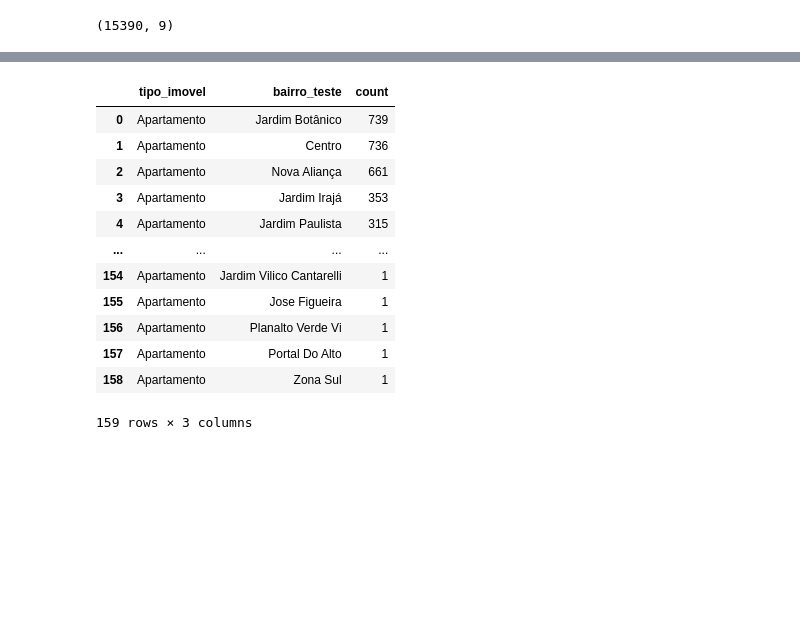
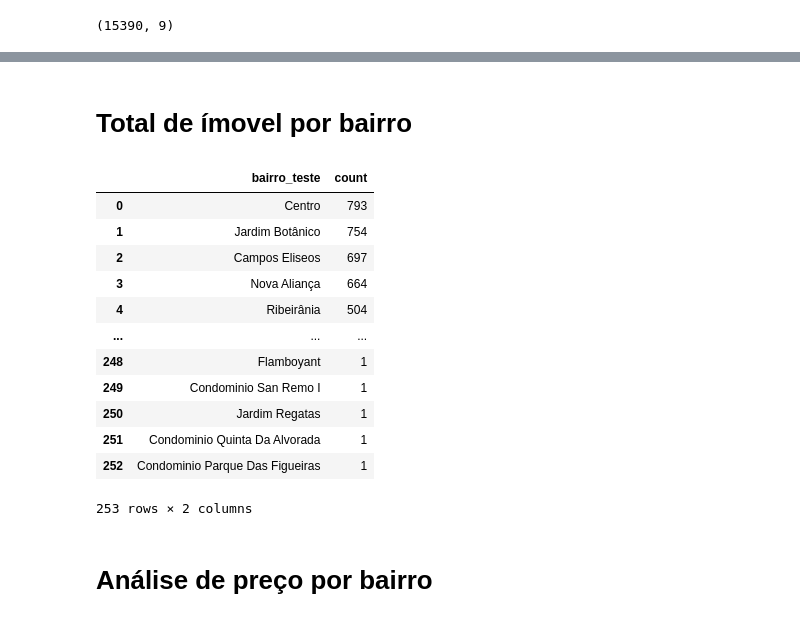
Before and after one commit to rodrigorocha1/extracao_viva_real_selenium, a Jupyter notebook: notebooks_exemplo/analise_exploratoria.ipynb, the cells around one changed output, grey strips where cells are left out. Saved outputs shown, nothing was run; the diff lists cells and outputs as text; code cells hidden in the pictures; blank space fills up the shorter version.

```diff
--- a/notebooks_exemplo/analise_exploratoria.ipynb
+++ b/notebooks_exemplo/analise_exploratoria.ipynb
@@ -56,0 +58,20 @@ tipo_imovel = 'Apartamento'
+# %% [markdown]
+# Total de ímovel por bairro
+# %%
+base_original['bairro_teste'].value_counts().reset_index()
+# %% [output]
+|  | bairro_teste | count |
+| 0 | Centro | 793 |
+| 1 | Jardim Botânico | 754 |
+| 2 | Campos Eliseos | 697 |
+| 3 | Nova Aliança | 664 |
+| 4 | Ribeirânia | 504 |
+| ... | ... | ... |
+| 248 | Flamboyant | 1 |
+| 249 | Condominio San Remo I | 1 |
+| 250 | Jardim Regatas | 1 |
+| 251 | Condominio Quinta Da Alvorada | 1 |
+| 252 | Condominio Parque Das Figueiras | 1 |
+253 rows × 2 columns
+# %% [markdown]
+# Análise de preço por bairro
@@ -57,17 +80,2 @@ tipo_imovel = 'Apartamento'
 # %%
-total_imovel = base_original[['tipo_imovel', 'bairro_teste']].query(f'tipo_imovel == "{tipo_imovel}"').value_counts().reset_index()
-total_imovel
+base_bairro = base_original.query(f'bairro_teste == "{bairro}" and tipo_imovel == "{tipo_imovel}" ')
-# %% [output]
-|  | tipo_imovel | bairro_teste | count |
-| 0 | Apartamento | Jardim Botânico | 739 |
-| 1 | Apartamento | Centro | 736 |
-| 2 | Apartamento | Nova Aliança | 661 |
-| 3 | Apartamento | Jardim Irajá | 353 |
-| 4 | Apartamento | Jardim Paulista | 315 |
-| ... | ... | ... | ... |
-| 154 | Apartamento | Jardim Vilico Cantarelli | 1 |
-| 155 | Apartamento | Jose Figueira | 1 |
-| 156 | Apartamento | Planalto Verde Vi | 1 |
-| 157 | Apartamento | Portal Do Alto | 1 |
-| 158 | Apartamento | Zona Sul | 1 |
-159 rows × 3 columns
```
Also changed, not shown: parts of 14 cells of this notebook.
